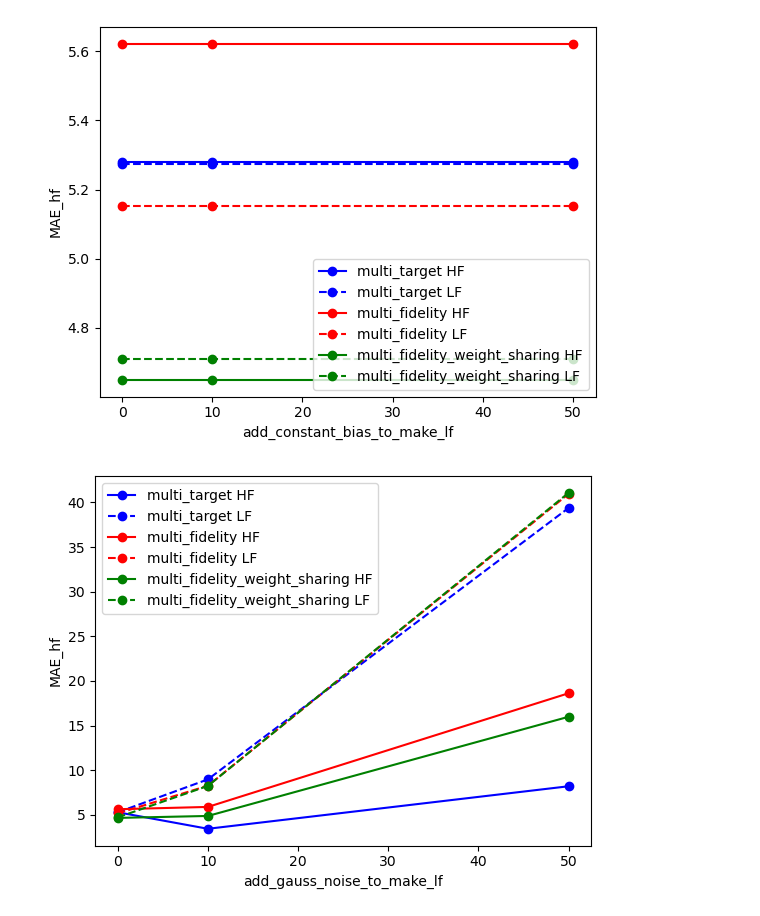
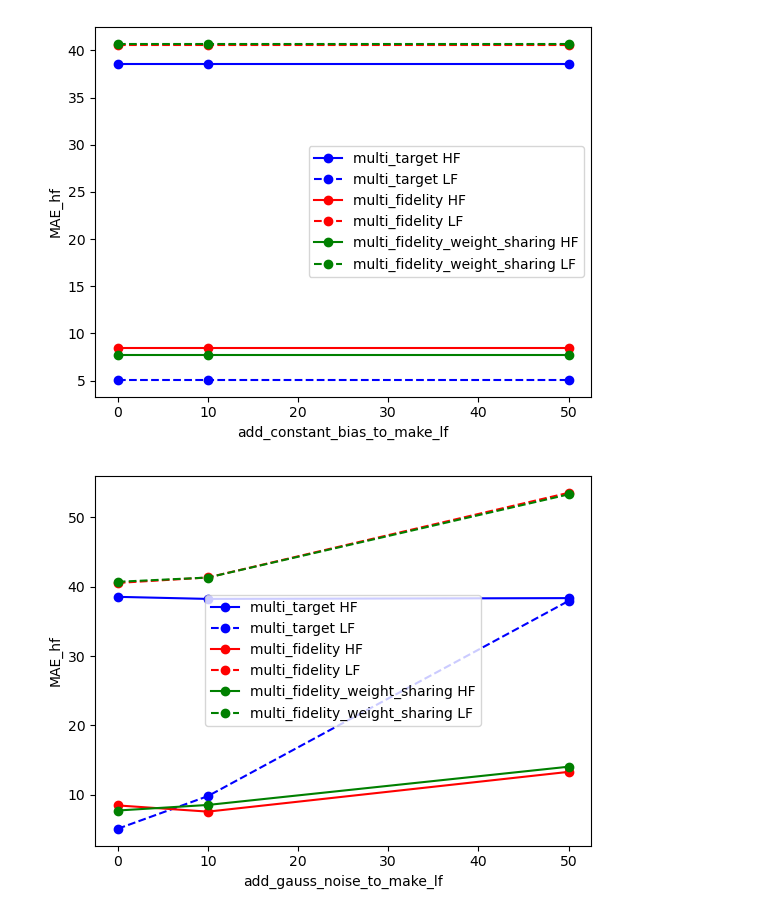
Before and after one commit to sourcery-ai-experiments/chemprop, a Jupyter notebook: multifidelity_results_analysis.ipynb, the cells around one changed output. Cells and saved outputs as stored; diff of their text form; code cells hidden in the pictures.

```diff
--- a/multifidelity_results_analysis.ipynb
+++ b/multifidelity_results_analysis.ipynb
@@ -39,8 +39,7 @@ for subdir in os.listdir(root_dir):
 df = pd.concat(dfs, ignore_index=True)
 df.drop(columns=['data_file', 'hf_col_name', 'lf_col_name', 'save_test_plot',
                  'num_epochs', 'export_train_and_val', 'scale_data',
-                 'split_type', 'seed',
-                 'lf_superset_of_hf'], inplace=True)
+                 'split_type', 'seed'], inplace=True)
 df.sort_values(by=['model_type', 'add_pn_bias_to_make_lf', 'add_constant_bias_to_make_lf', 'add_gauss_noise_to_make_lf', 'add_descriptor_bias_to_make_lf', 'lf_hf_size_ratio'])
 # %% [output]
 |  | directory | model_type | add_pn_bias_to_make_lf | add_constant_bias_to_make_lf | add_gauss_noise_to_make_lf | ... |
@@ -67,6 +66,7 @@ default_var_values = {
     'add_gauss_noise_to_make_lf': 0.0,
     'add_descriptor_bias_to_make_lf': 0.0,
     'lf_hf_size_ratio': 10,
+    'lf_superset_of_hf': True,
 }
 
 models_colors_dict = {
@@ -105,2 +105,2 @@ for current_var in default_var_values.keys():
-[figure, old version]
+[figure, new version]
-[figure, old version]
+[figure, new version]
```
Also changed, not shown: parts of 2 cells of this notebook, 2 other files.
